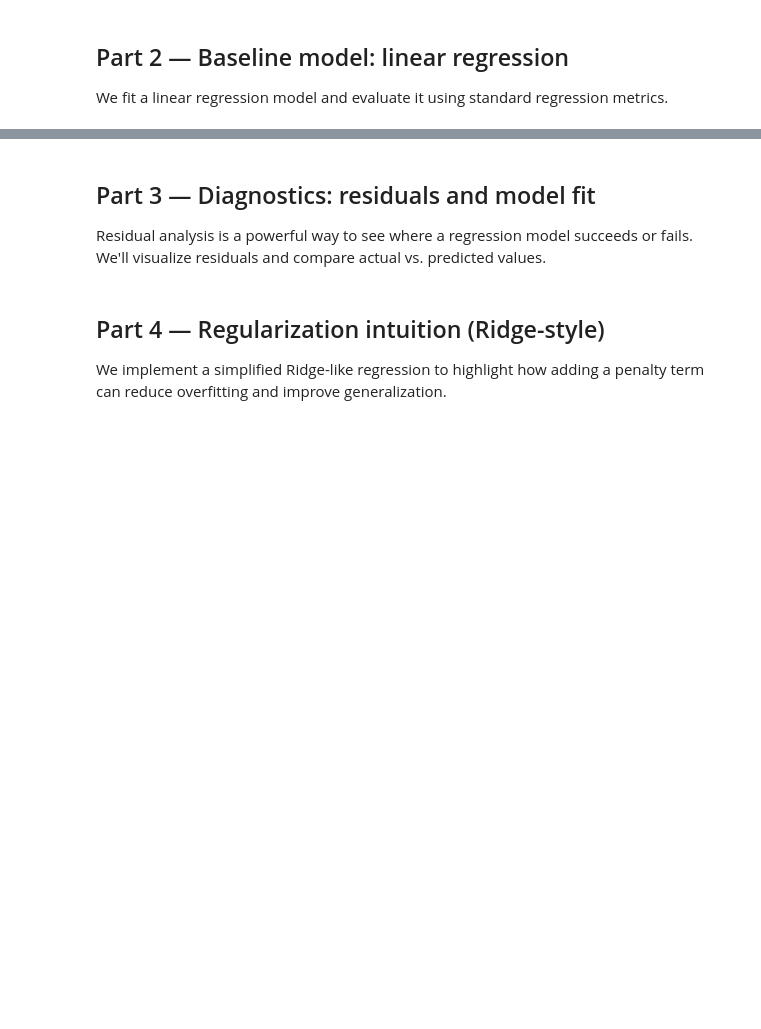
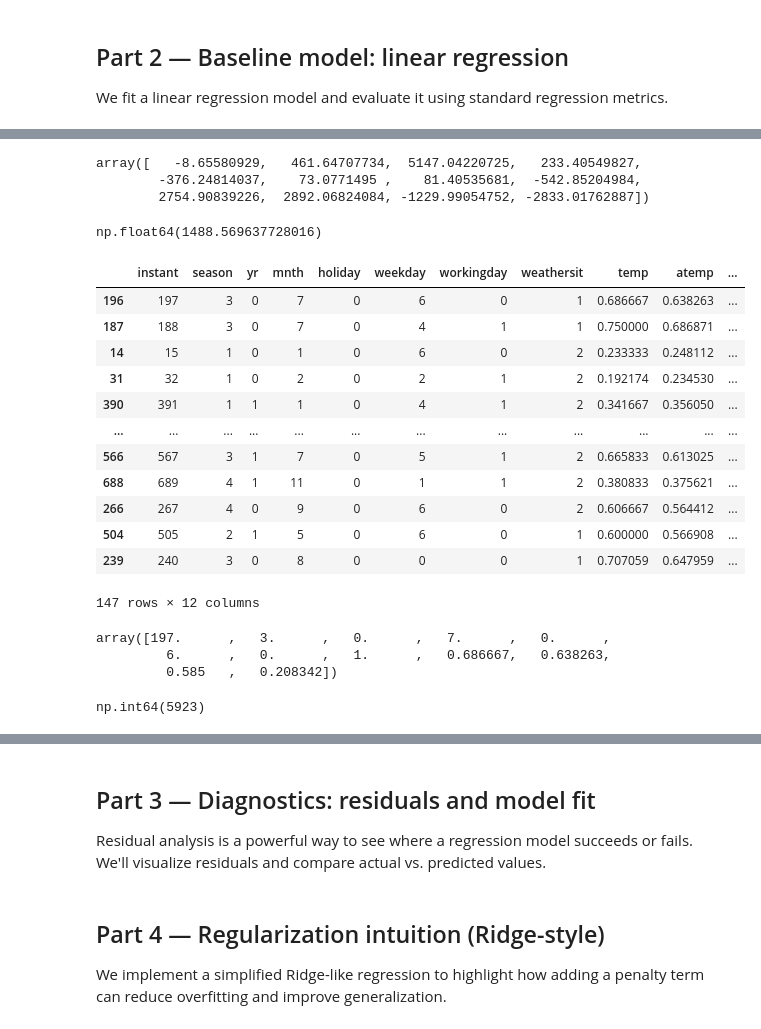
Before and after one commit to youlei202/Applied-Machine-Learning-Course, a Jupyter notebook: notebooks/03_regression.ipynb, the cells around one changed output, grey strips where cells are left out. Drawn from its saved outputs; the diff is of its cells as text; code cells hidden in the pictures; blank space fills up the shorter version.

```diff
--- a/notebooks/03_regression.ipynb
+++ b/notebooks/03_regression.ipynb
@@ -118,0 +163,26 @@ plt.savefig("pictures/bike_pred_bar.pdf")
+# %%
+regressor.coef_ # \beta_1, \beta_2, ..., \beta_p
+# %% [output]
+array([   -8.65580929,   461.64707734,  5147.04220725,   233.40549827,
+        -376.24814037,    73.0771495 ,    81.40535681,  -542.85204984,
+        2754.90839226,  2892.06824084, -1229.99054752, -2833.01762887])
+# %%
+regressor.intercept_ # \beta_0
+# %% [output]
+np.float64(1488.569637728016)
+# %%
+X_test
+# %% [output]
+|  | instant | season | yr | mnth | holiday | weekday | workingday | weathersit | temp | atemp | ... |
+| 196 | 197 | 3 | 0 | 7 | 0 | 6 | 0 | 1 | 0.686667 | 0.638263 | ... |
+| 187 | 188 | 3 | 0 | 7 | 0 | 4 | 1 | 1 | 0.750000 | 0.686871 | ... |
+| 14 | 15 | 1 | 0 | 1 | 0 | 6 | 0 | 2 | 0.233333 | 0.248112 | ... |
+| 31 | 32 | 1 | 0 | 2 | 0 | 2 | 1 | 2 | 0.192174 | 0.234530 | ... |
+| 390 | 391 | 1 | 1 | 1 | 0 | 4 | 1 | 2 | 0.341667 | 0.356050 | ... |
+| ... | ... | ... | ... | ... | ... | ... | ... | ... | ... | ... | ... |
+| 566 | 567 | 3 | 1 | 7 | 0 | 5 | 1 | 2 | 0.665833 | 0.613025 | ... |
+| 688 | 689 | 4 | 1 | 11 | 0 | 1 | 1 | 2 | 0.380833 | 0.375621 | ... |
+| 266 | 267 | 4 | 0 | 9 | 0 | 6 | 0 | 2 | 0.606667 | 0.564412 | ... |
+| 504 | 505 | 2 | 1 | 5 | 0 | 6 | 0 | 1 | 0.600000 | 0.566908 | ... |
+| 239 | 240 | 3 | 0 | 8 | 0 | 0 | 0 | 1 | 0.707059 | 0.647959 | ... |
+147 rows × 12 columns
@@ -119,2 +192,12 @@ plt.savefig("pictures/bike_pred_bar.pdf")
+# %%
+xx
+# %% [output]
+array([197.      ,   3.      ,   0.      ,   7.      ,   0.      ,
+         6.      ,   0.      ,   1.      ,   0.686667,   0.638263,
+         0.585   ,   0.208342])
+# %%
+yy
+# %% [output]
+np.int64(5923)
 # %%
 regressor.coef_, regressor.intercept_
```
Also changed, not shown: parts of 14 cells of this notebook.
